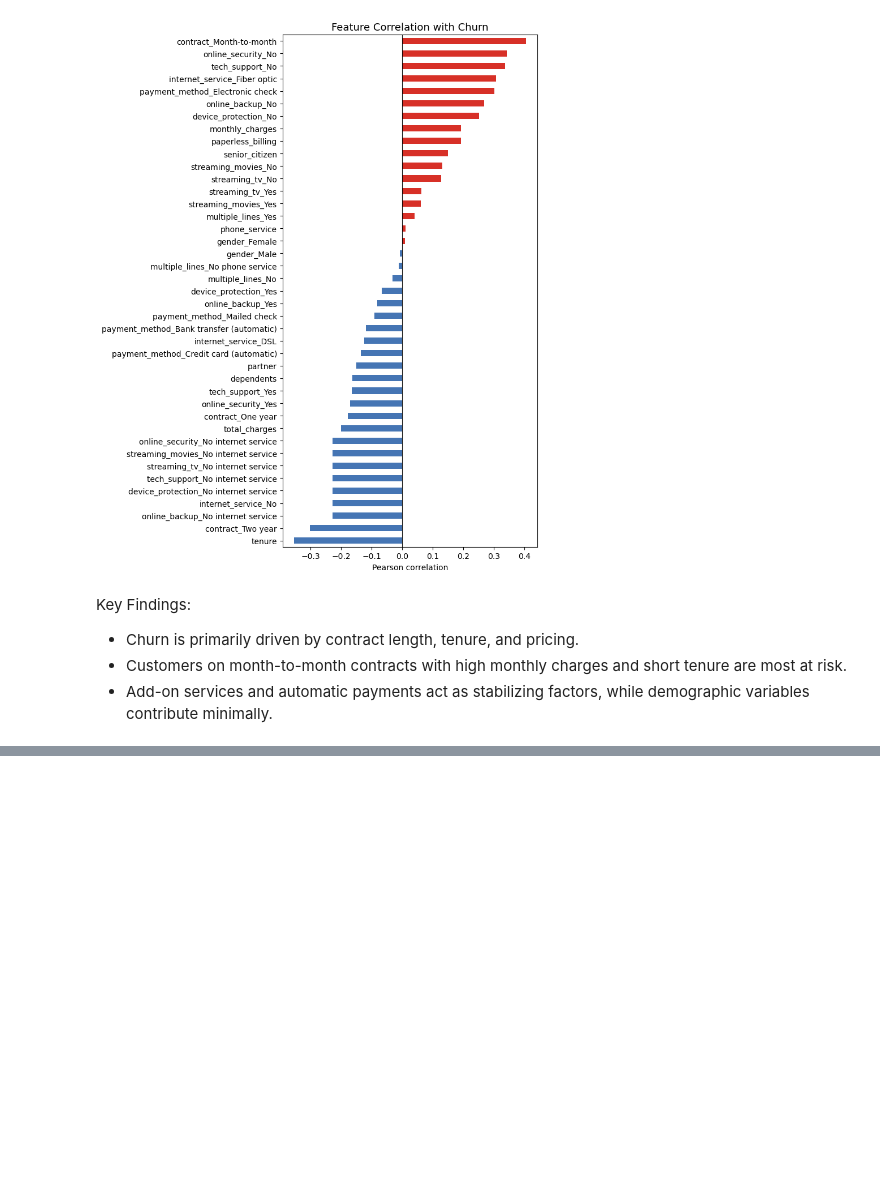
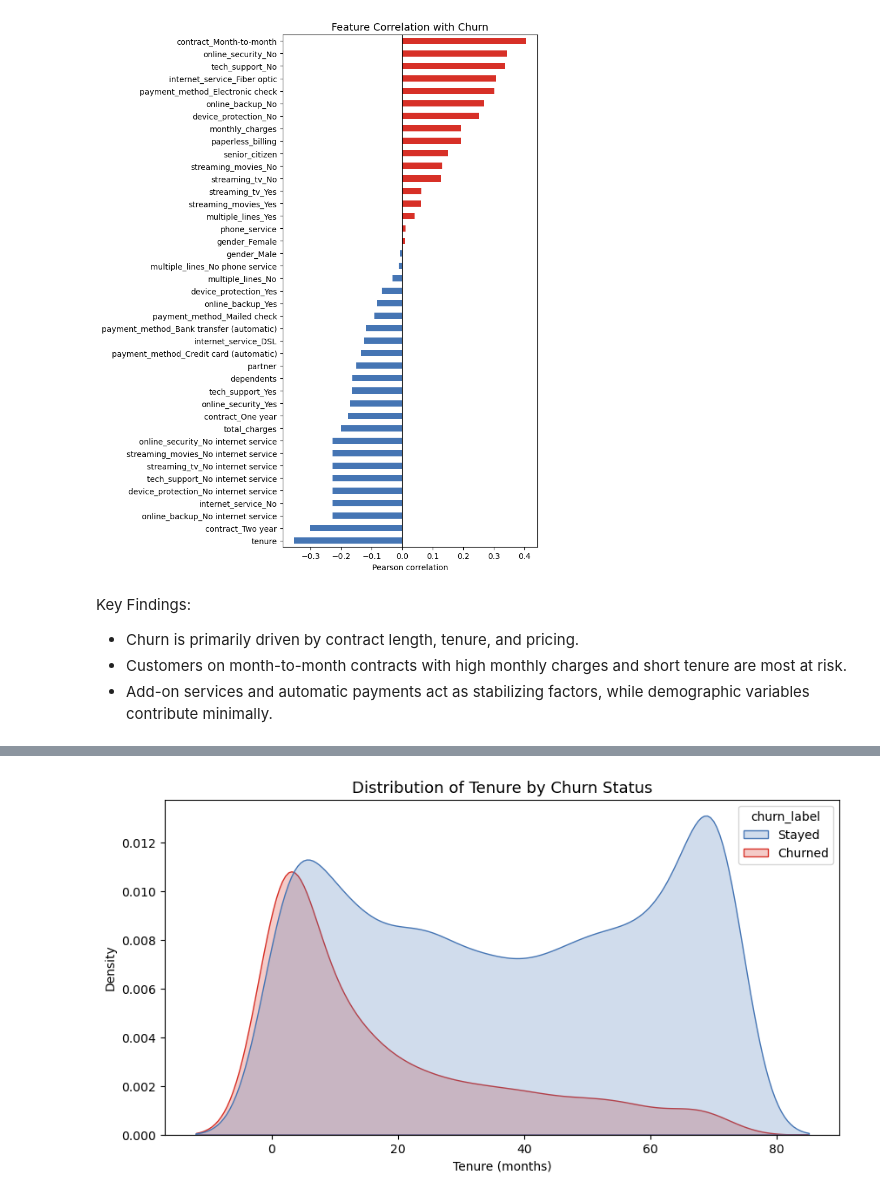
Before and after one commit to Jinglerjing/TELCO_CUSTOMER_CHURN_ANALYSIS, a Jupyter notebook: Churn_rate_EDA.ipynb, the cells around one changed output, grey strips where cells are left out. Saved outputs shown, nothing was run; the diff lists cells and outputs as text; code cells hidden in the pictures; blank space fills up the shorter version.

```diff
--- a/Churn_rate_EDA.ipynb
+++ b/Churn_rate_EDA.ipynb
@@ -269,0 +284,17 @@ Key Findings:
+# %%
+import seaborn as sns
+import matplotlib.pyplot as plt
+
+# Use notebook column names as loaded from stg_churn_cleaned
+plot_df = df.copy()
+plot_df['churn_label'] = plot_df['churn'].map({True: 'Churned', False: 'Stayed'}).fillna(plot_df['churn'].astype(str))
+
+plt.figure(figsize=(10, 5))
+sns.kdeplot(data=plot_df, x='tenure', hue='churn_label', fill=True, palette=['#4575b4', '#d73027'])
+
+plt.title('Distribution of Tenure by Churn Status', fontsize=13)
+plt.xlabel('Tenure (months)')
+plt.ylabel('Density')
+plt.show()
+# %% [output]
+[figure, added]
```
Also changed, not shown: parts of 6 cells of this notebook, 1 other file.
